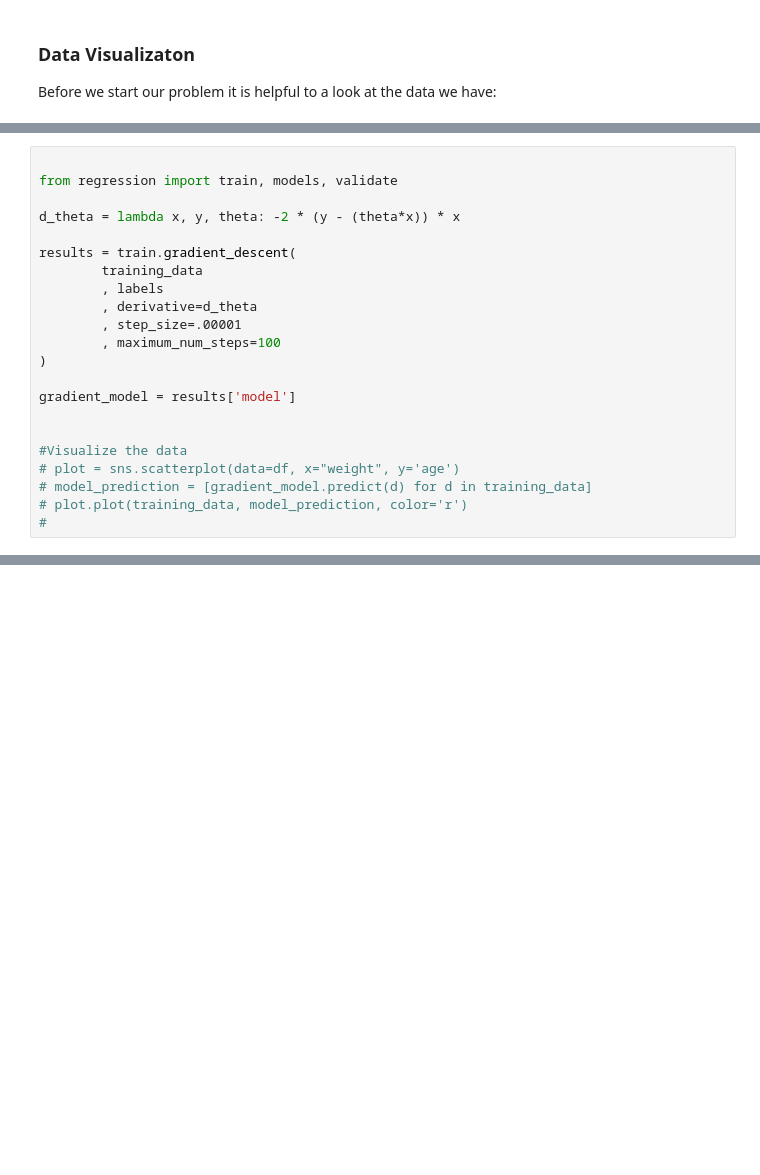
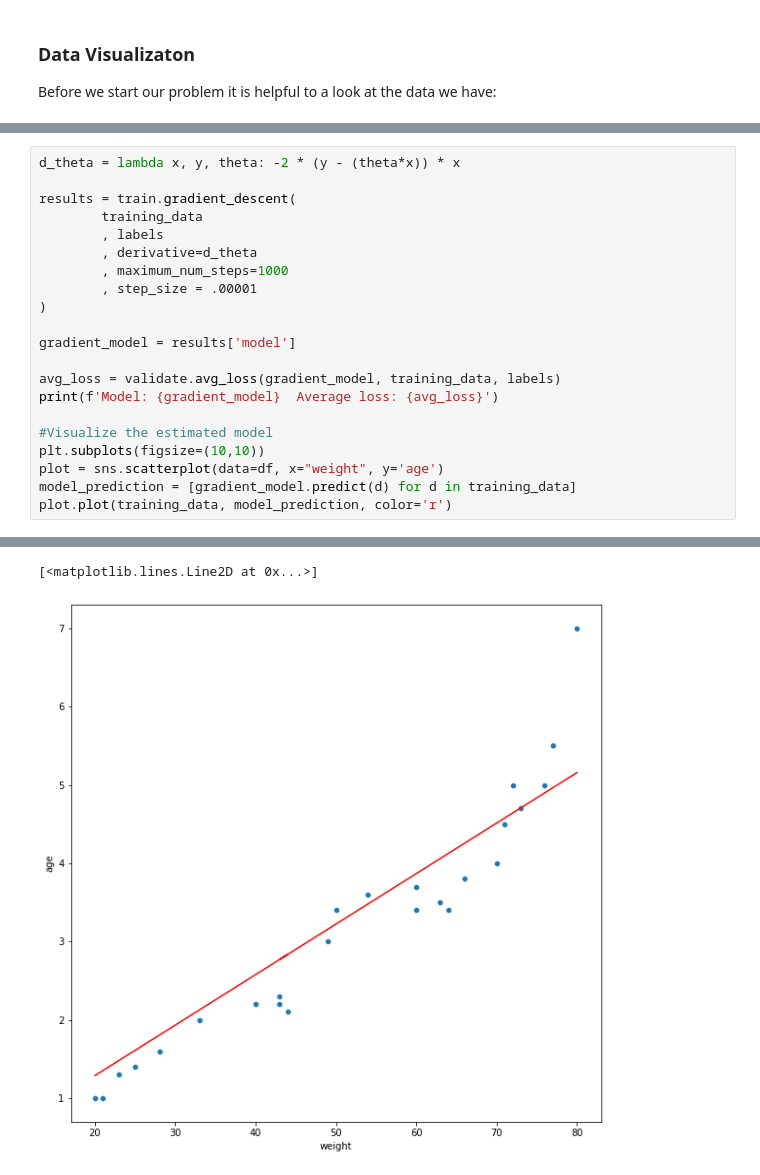
Before and after one commit to amadeovezz/data-sci, a Jupyter notebook: ml/tutorials/regression/linear.ipynb, the cells around one changed output, grey strips where cells are left out. Drawn from its saved outputs; the diff is of its cells as text; blank space fills up the shorter version.

```diff
--- a/ml/tutorials/regression/linear.ipynb
+++ b/ml/tutorials/regression/linear.ipynb
@@ -169,22 +196,22 @@ $$
 # %%
-
-from regression import train, models, validate
-
 d_theta = lambda x, y, theta: -2 * (y - (theta*x)) * x
 
 results = train.gradient_descent(
         training_data
         , labels
         , derivative=d_theta
-        , step_size=.00001
-        , maximum_num_steps=100
+        , maximum_num_steps=1000
+        , step_size = .00001
 )
 
 gradient_model = results['model']
 
+avg_loss = validate.avg_loss(gradient_model, training_data, labels)
+print(f'Model: {gradient_model}  Average loss: {avg_loss}')
 
-#Visualize the data
-# plot = sns.scatterplot(data=df, x="weight", y='age')
-# model_prediction = [gradient_model.predict(d) for d in training_data]
-# plot.plot(training_data, model_prediction, color='r')
-#
+#Visualize the estimated model
+plt.subplots(figsize=(10,10))
+plot = sns.scatterplot(data=df, x="weight", y='age')
+model_prediction = [gradient_model.predict(d) for d in training_data]
+plot.plot(training_data, model_prediction, color='r')
+# %% [output]
@@ -190,0 +219,2 @@ gradient_model = results['model']
+[<matplotlib.lines.Line2D at 0x...>]
+[figure, added]
```
Also changed, not shown: parts of 10 cells of this notebook, 5 other files.
